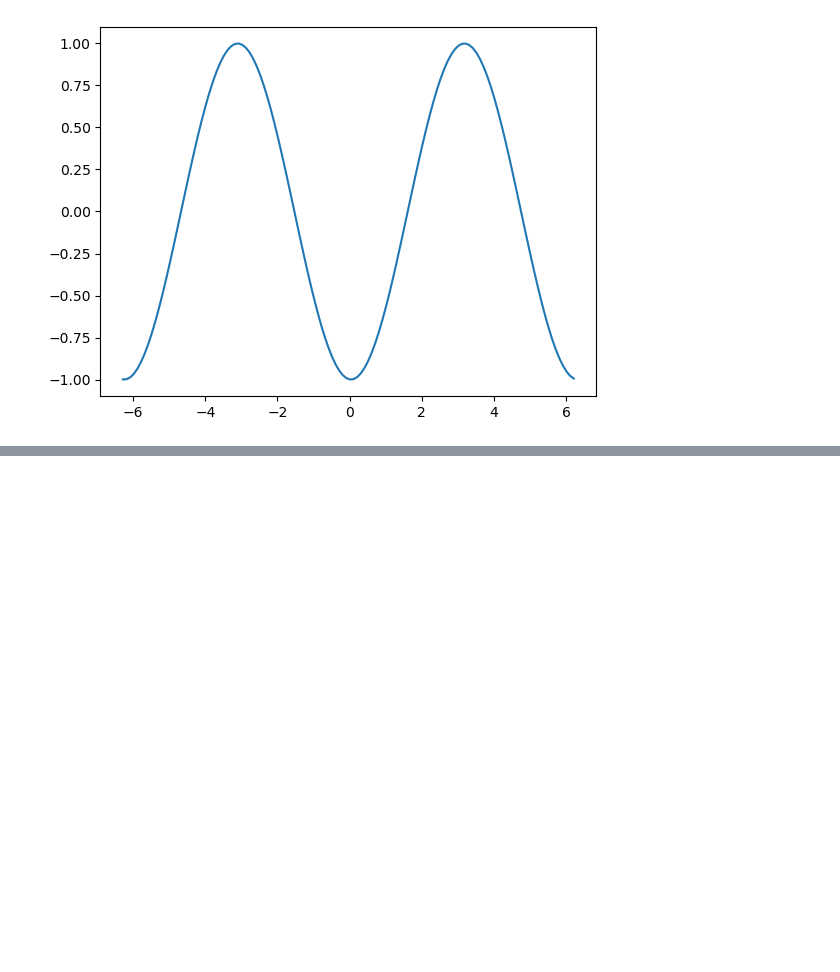
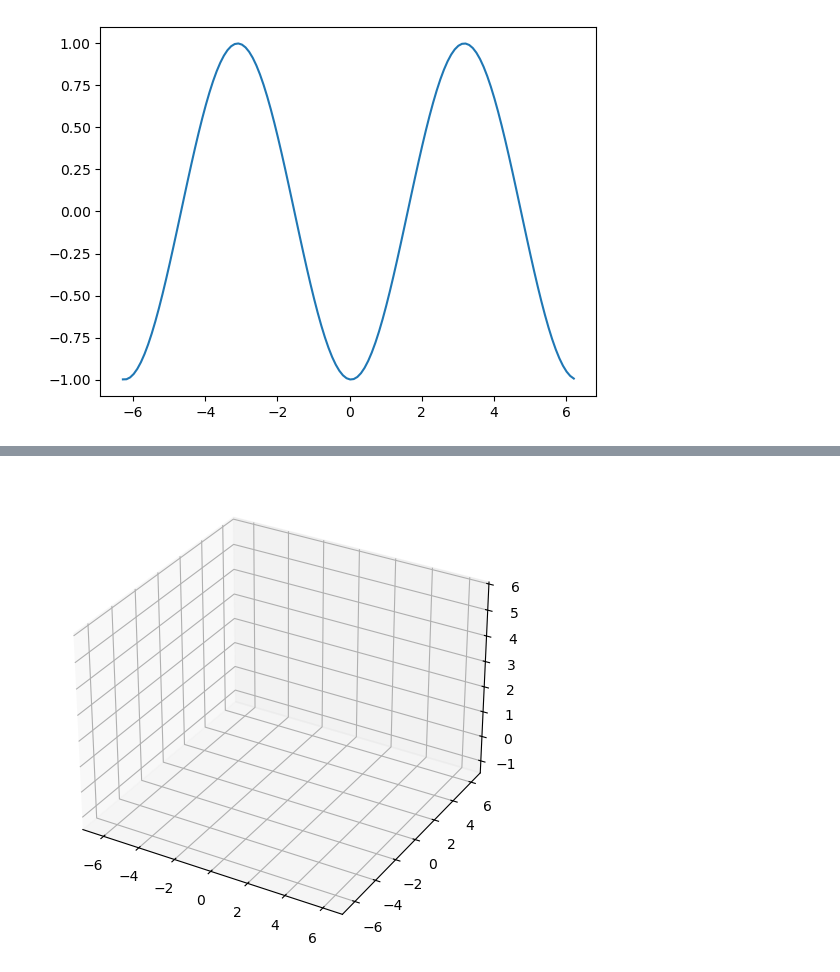
Before and after one commit to AleksandrFrom/DS, a Jupyter notebook: Matplotlib/14.ipynb, the cells around one changed output, grey strips where cells are left out. Cells and saved outputs as stored; diff of their text form; code cells hidden in the pictures; blank space fills up the shorter version.

```diff
--- a/Matplotlib/14.ipynb
+++ b/Matplotlib/14.ipynb
@@ -57,0 +85,30 @@ plt.show()
+# %%
+from matplotlib.animation import ArtistAnimation
+
+fig = plt.figure(figsize=(10, 6))
+ax_3d = fig.add_subplot(projection='3d')
+
+x = np.arange(-2*np.pi, 2*np.pi, 0.2)
+y = np.arange(-2*np.pi, 2*np.pi, 0.2)
+xgrid, ygrid = np.meshgrid(x, y)
+
+phasa = np.arange(0, 2*np.pi, 0.1)
+frames = []
+
+for p in phasa:
+    zgrid = np.sin(xgrid*p) * np.sin(ygrid) / (xgrid * ygrid)
+
+    line = ax_3d.plot_surface(xgrid, ygrid, zgrid, color='b')
+    frames.append([line])
+
+animation = ArtistAnimation(
+    fig,
+    frames,
+    interval=30,
+    blit=True,
+    repeat=True
+)
+
+plt.show()
+# %% [output]
+[figure, added]
```
Also changed, not shown: parts of 1 cell of this notebook.
